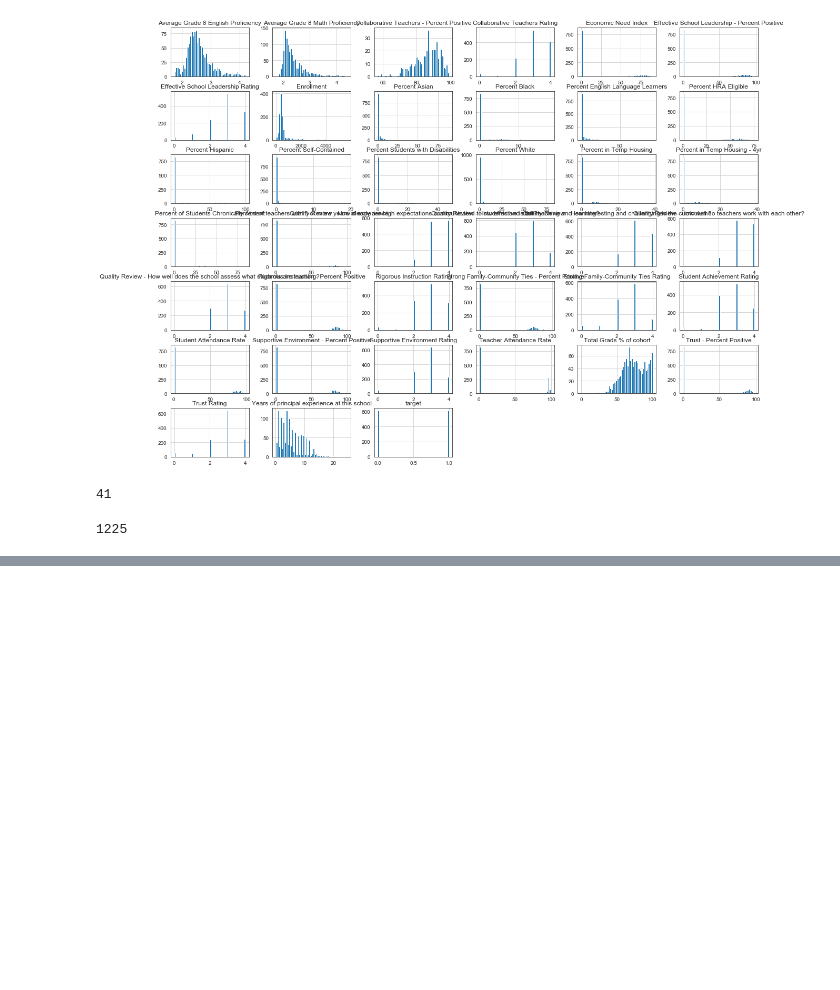
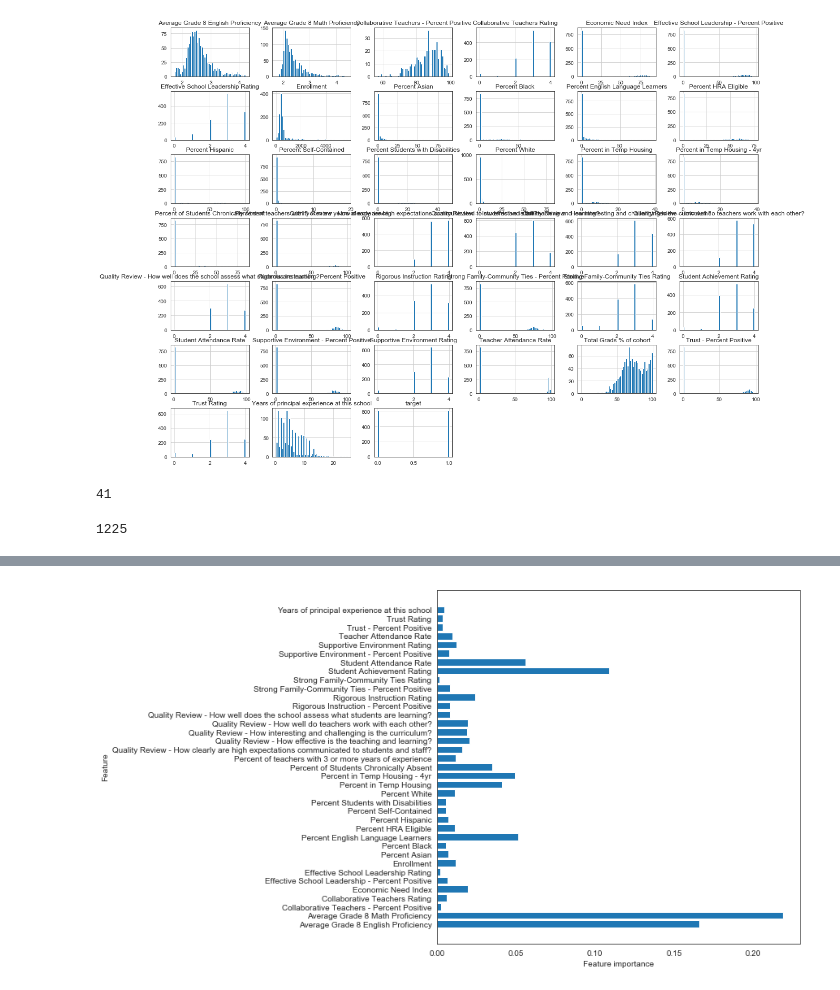
Before and after one commit to markabrennan/NYC-HS-Success, a Jupyter notebook: Prelim-EDA.ipynb, the cells around one changed output, grey strips where cells are left out. Cells and saved outputs as stored; diff of their text form; code cells hidden in the pictures; blank space fills up the shorter version.

```diff
--- a/Prelim-EDA.ipynb
+++ b/Prelim-EDA.ipynb
@@ -1178,0 +1373,4 @@ X_train
+# %%
+plot_feature_importances(forest, X_train)
+# %% [output]
+[figure, added]
```
Also changed, not shown: parts of 37 cells of this notebook, 4 other files.
